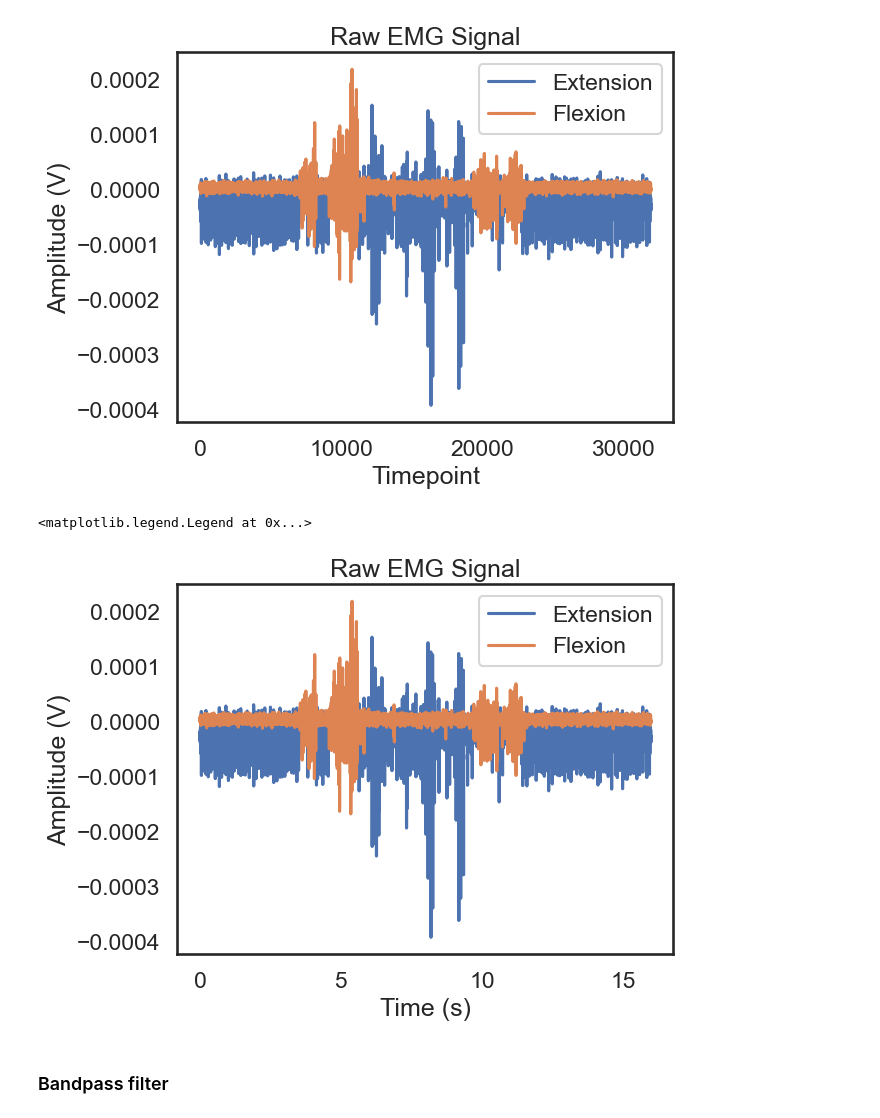
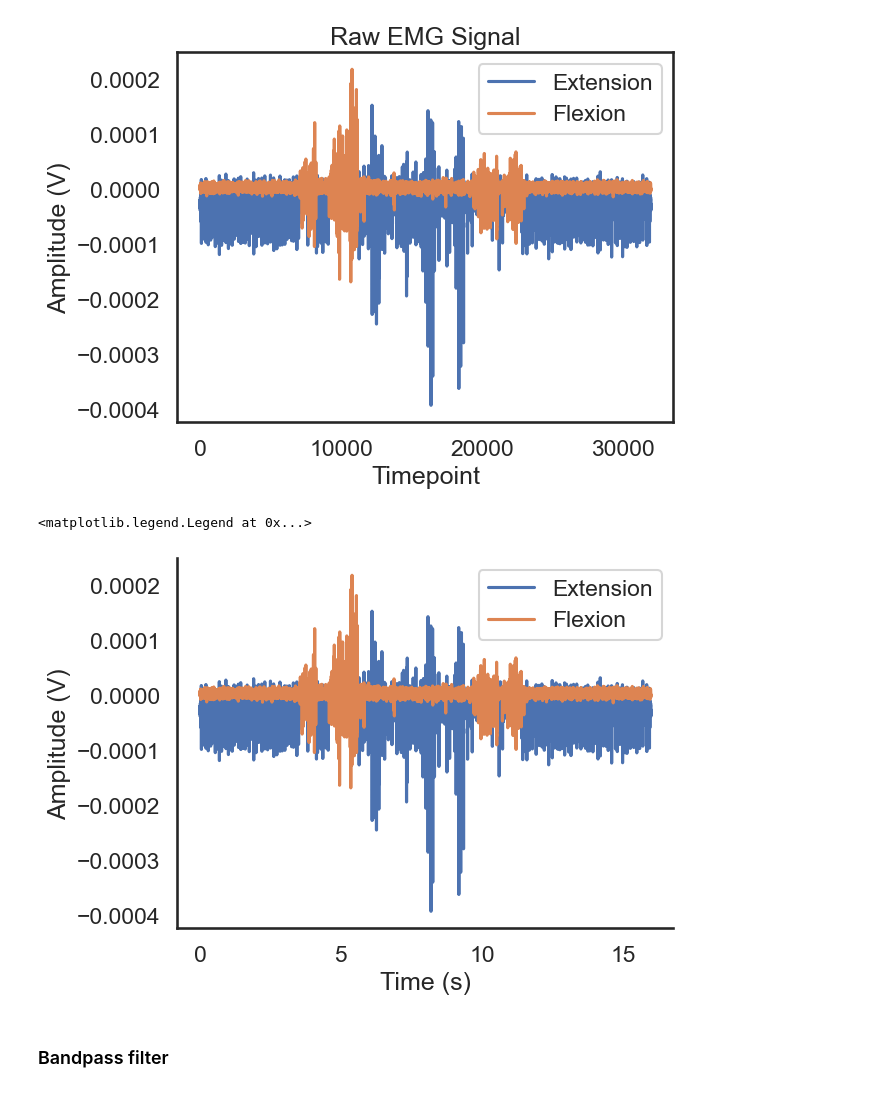
Before and after one commit to brocbacq/Thesis_analysis, a Jupyter notebook: Co_contraction from calibration.ipynb, the cells around one changed output. Drawn from its saved outputs; the diff is of its cells as text; code cells hidden in the pictures.

Commit message:
Tidier plots

```diff
--- a/Co_contraction from calibration.ipynb
+++ b/Co_contraction from calibration.ipynb
@@ -98,18 +98,19 @@ plt.legend()
 # %%
 # To plot over time
 sampling_rate = 2000  # Hz
 time_vector = [i / sampling_rate for i in range(len(data_raw['1'][0:][1]))]  # Time in seconds
 
 sns.lineplot(x=time_vector, y=data_raw['1'][0:][0], label='Extension')  # First line
 sns.lineplot(x=time_vector, y=data_raw['1'][0:][1], label='Flexion')   # Second line
+sns.despine()
 
+# plt.title('Raw EMG Signal')
 plt.xlabel('Time (s)')  # Update x-axis label to indicate seconds
 plt.ylabel('Amplitude (V)')
-plt.title('Raw EMG Signal')
 plt.legend()
 # %% [output]
 <matplotlib.legend.Legend at 0x...>
-[figure, old version]
+[figure, new version]
 # %% [markdown]
 ### Bandpass filter
 # %%
```
Also changed, not shown: parts of 15 cells of this notebook.
